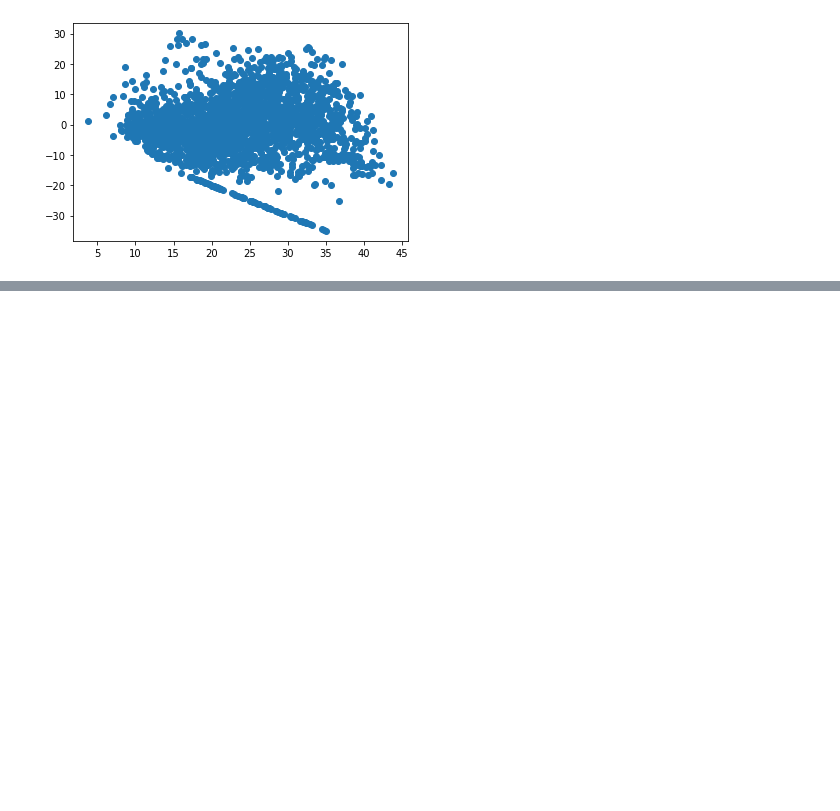
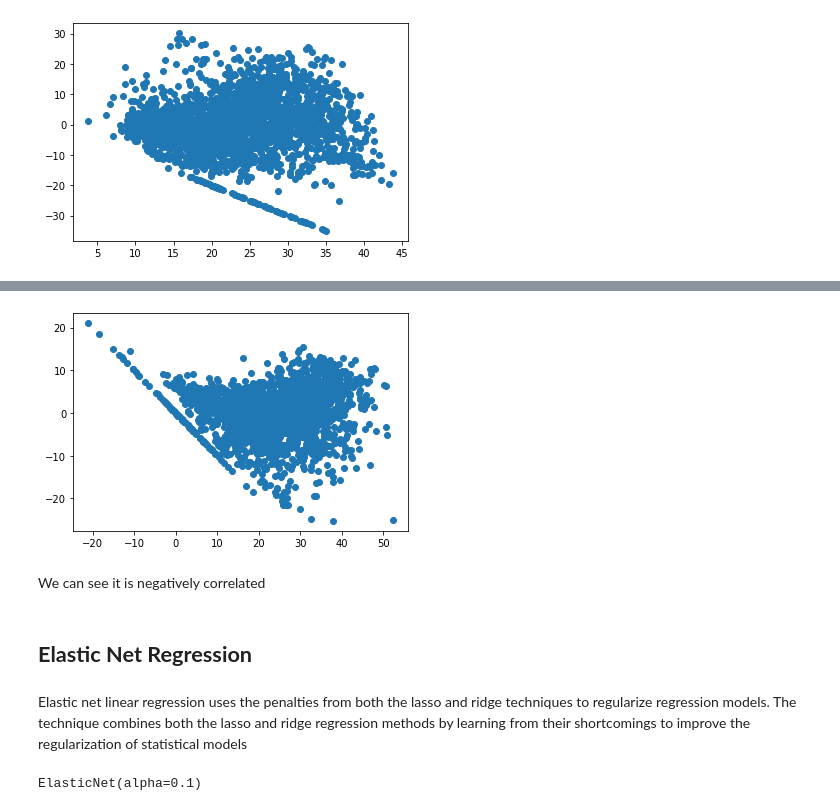
Before and after one commit to Meghanah97/Individual_project_bike_sharing_demand_prediction, a Jupyter notebook: Bike_Sharing_Demand_Prediction_Capstone_Project.ipynb, the cells around one changed output, grey strips where cells are left out. Cells and saved outputs as stored; diff of their text form; code cells hidden in the pictures; blank space fills up the shorter version.

```diff
--- a/Bike_Sharing_Demand_Prediction_Capstone_Project.ipynb
+++ b/Bike_Sharing_Demand_Prediction_Capstone_Project.ipynb
@@ -1059,0 +1149,10 @@ plt.scatter((Y_pred_test_las),(y_test-Y_pred_test_las))
+# %%
+plt.scatter((y_pred_test_ridge),(y_test)-(y_pred_test_ridge));
+# %% [output]
+[figure, added]
+# %% [markdown]
+We can see it is negatively correlated
+# %% [markdown]
+## **Elastic Net Regression**
+# %% [markdown]
+Elastic net linear regression uses the penalties from both the lasso and ridge techniques to regularize regression models. The technique combines both the lasso and ridge regression methods by learning from their shortcomings to improve the regularization of statistical models
@@ -1059,0 +1162,4 @@ plt.scatter((Y_pred_test_las),(y_test-Y_pred_test_las))
+# %%
+elasticregr.fit(X_train,Y_train)
+# %% [output]
+ElasticNet(alpha=0.1)
```
Also changed, not shown: parts of 30 cells of this notebook.
